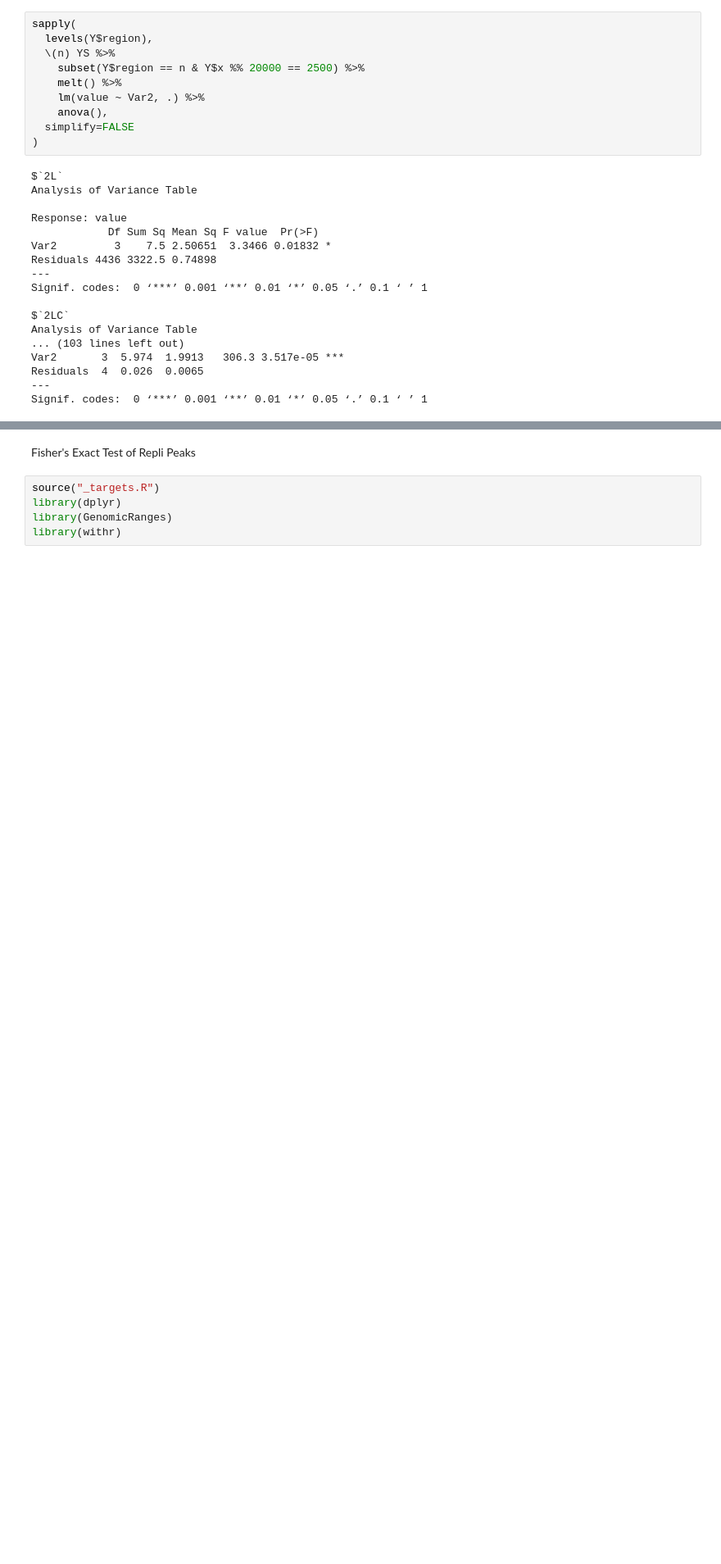
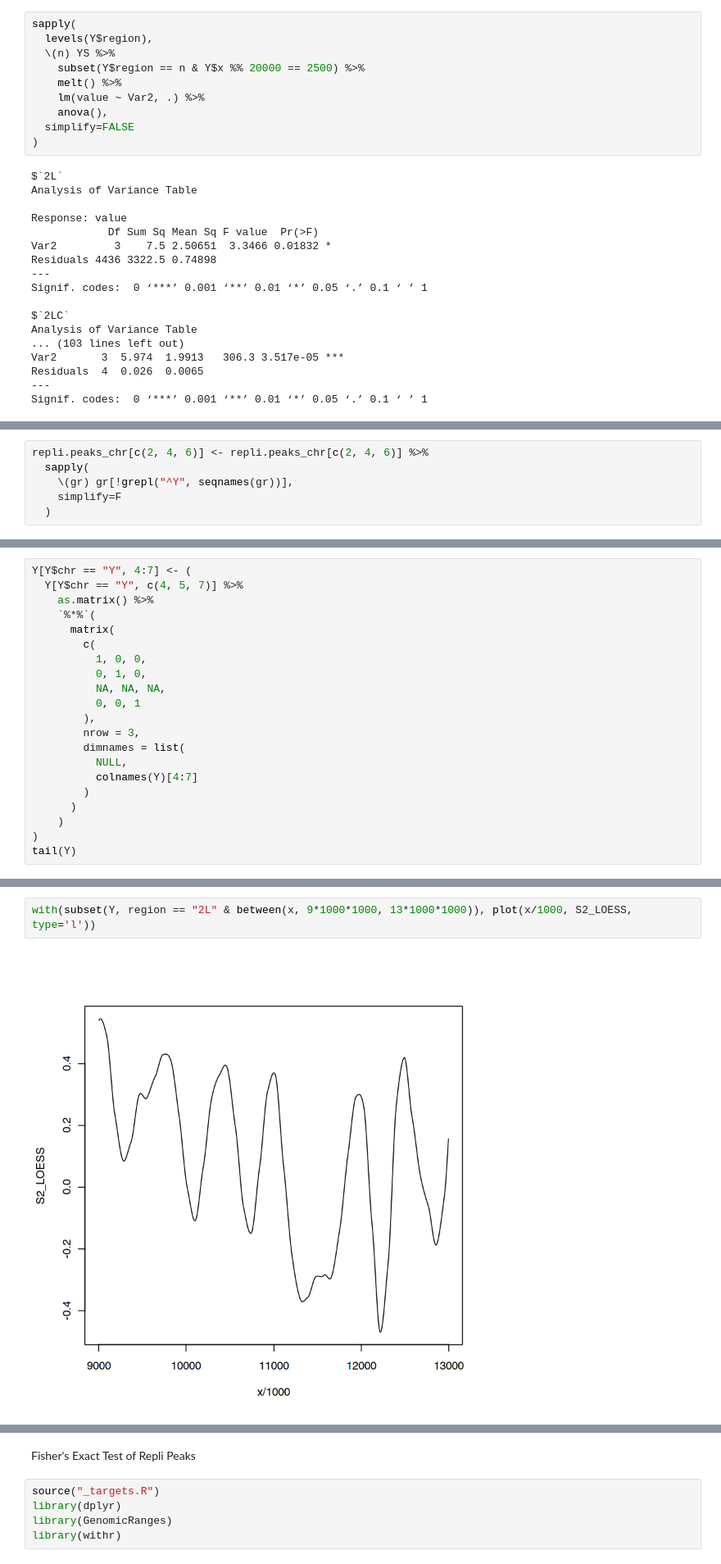
Before and after one commit to ringw/Upd-Germline-Genomics, a Jupyter notebook: reports/Repli-Significance-Report.ipynb, the cells around one changed output, grey strips where cells are left out. Shown at 82% size. Saved outputs shown, nothing was run; the diff lists cells and outputs as text; blank space fills up the shorter version.

```diff
--- a/reports/Repli-Significance-Report.ipynb
+++ b/reports/Repli-Significance-Report.ipynb
@@ -205,0 +269,6 @@ Signif. codes:  0 ‘***’ 0.001 ‘**’ 0.01 ‘*’ 0.05 ‘.’ 0.1 ‘ ’
+# %%
+repli.peaks_chr[c(2, 4, 6)] <- repli.peaks_chr[c(2, 4, 6)] %>%
+  sapply(
+    \(gr) gr[!grepl("^Y", seqnames(gr))],
+    simplify=F
+  )
@@ -205,0 +399,21 @@ Signif. codes:  0 ‘***’ 0.001 ‘**’ 0.01 ‘*’ 0.05 ‘.’ 0.1 ‘ ’
+# %%
+Y[Y$chr == "Y", 4:7] <- (
+  Y[Y$chr == "Y", c(4, 5, 7)] %>%
+    as.matrix() %>%
+    `%*%`(
+      matrix(
+        c(
+          1, 0, 0,
+          0, 1, 0,
+          NA, NA, NA,
+          0, 0, 1
+        ),
+        nrow = 3,
+        dimnames = list(
+          NULL,
+          colnames(Y)[4:7]
+        )
+      )
+    )
+)
+tail(Y)
@@ -205,0 +442,4 @@ Signif. codes:  0 ‘***’ 0.001 ‘**’ 0.01 ‘*’ 0.05 ‘.’ 0.1 ‘ ’
+# %%
+with(subset(Y, region == "2L" & between(x, 9*1000*1000, 13*1000*1000)), plot(x/1000, S2_LOESS, type='l'))
+# %% [output]
+[figure, added]
```
Also changed, not shown: parts of 21 cells of this notebook.
